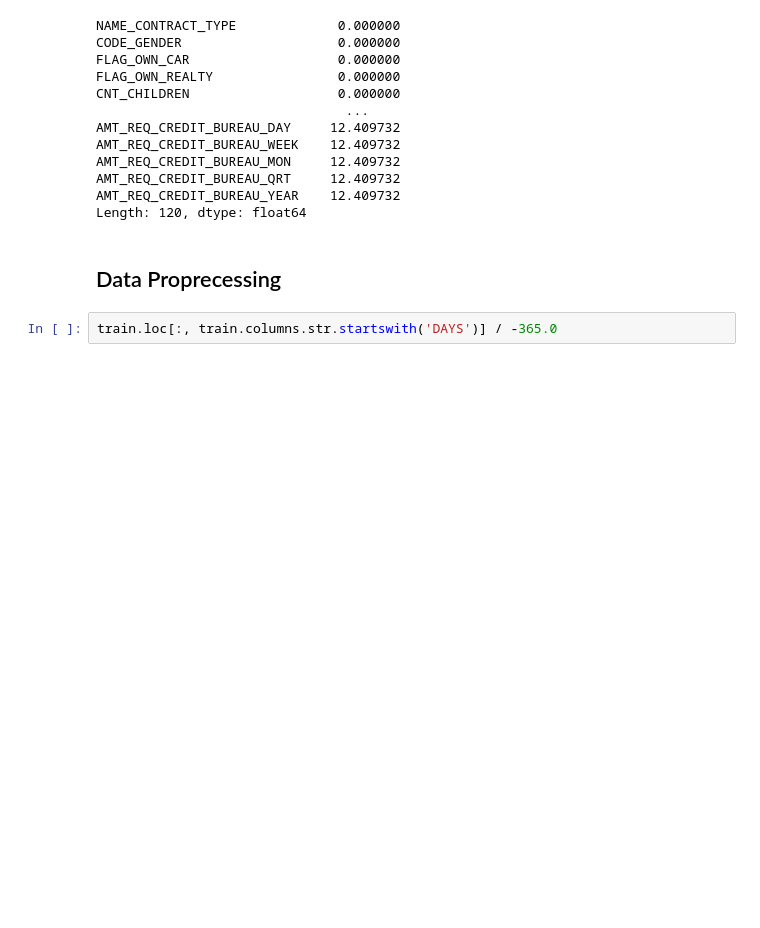
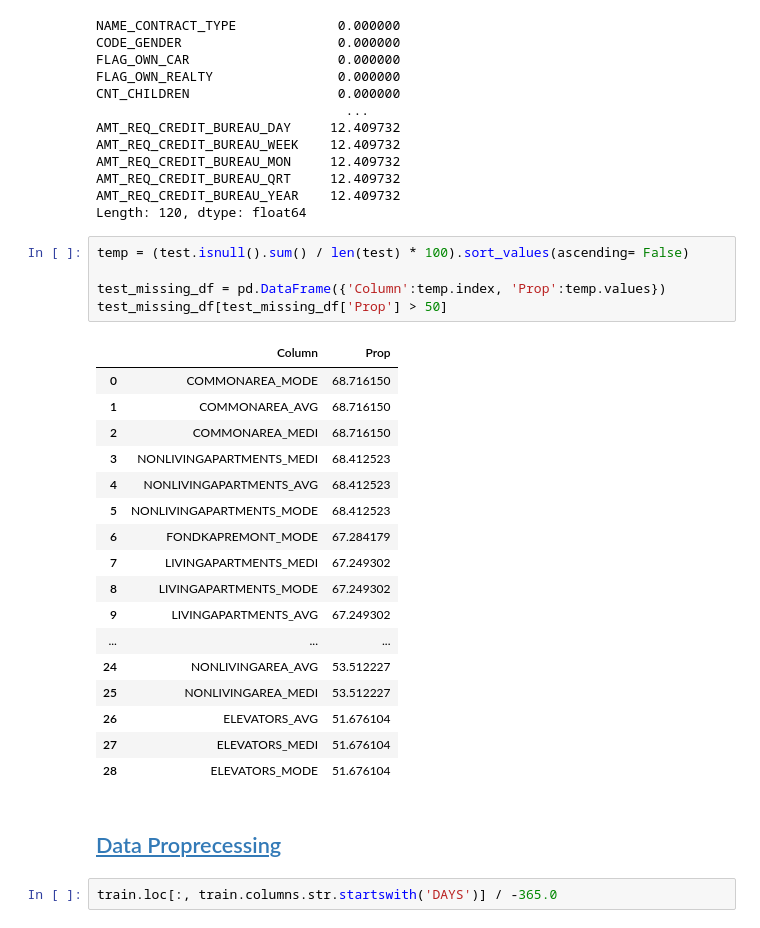
Before and after one commit to dongchanlim/MSBA, a Jupyter notebook: CapstoneProject/notebooks/EDA/EDA.ipynb, the cells around one changed output. Saved outputs shown, nothing was run; the diff lists cells and outputs as text; blank space fills up the shorter version.

```diff
--- a/CapstoneProject/notebooks/EDA/EDA.ipynb
+++ b/CapstoneProject/notebooks/EDA/EDA.ipynb
@@ -321,8 +385,31 @@ AMT_REQ_CREDIT_BUREAU_MON     12.409732
 AMT_REQ_CREDIT_BUREAU_QRT     12.409732
 AMT_REQ_CREDIT_BUREAU_YEAR    12.409732
 Length: 120, dtype: float64
+# %%
+temp = (test.isnull().sum() / len(test) * 100).sort_values(ascending= False)
+
+test_missing_df = pd.DataFrame({'Column':temp.index, 'Prop':temp.values})
+test_missing_df[test_missing_df['Prop'] > 50]
+# %% [output]
+|  | Column | Prop |
+| 0 | COMMONAREA_MODE | 68.716150 |
+| 1 | COMMONAREA_AVG | 68.716150 |
+| 2 | COMMONAREA_MEDI | 68.716150 |
+| 3 | NONLIVINGAPARTMENTS_MEDI | 68.412523 |
+| 4 | NONLIVINGAPARTMENTS_AVG | 68.412523 |
+| 5 | NONLIVINGAPARTMENTS_MODE | 68.412523 |
+| 6 | FONDKAPREMONT_MODE | 67.284179 |
+| 7 | LIVINGAPARTMENTS_MEDI | 67.249302 |
+| 8 | LIVINGAPARTMENTS_MODE | 67.249302 |
+| 9 | LIVINGAPARTMENTS_AVG | 67.249302 |
+| ... | ... | ... |
+| 24 | NONLIVINGAREA_AVG | 53.512227 |
+| 25 | NONLIVINGAREA_MEDI | 53.512227 |
+| 26 | ELEVATORS_AVG | 51.676104 |
+| 27 | ELEVATORS_MEDI | 51.676104 |
+| 28 | ELEVATORS_MODE | 51.676104 |
 # %% [markdown]
-## Data Proprecessing
+## <a id='toc2_8_'></a>[Data Proprecessing](#toc0_)
 # %%
 train.loc[:, train.columns.str.startswith('DAYS')] / -365.0
 # %% [output]
```
Also changed, not shown: parts of 23 cells of this notebook, 1 other file.
